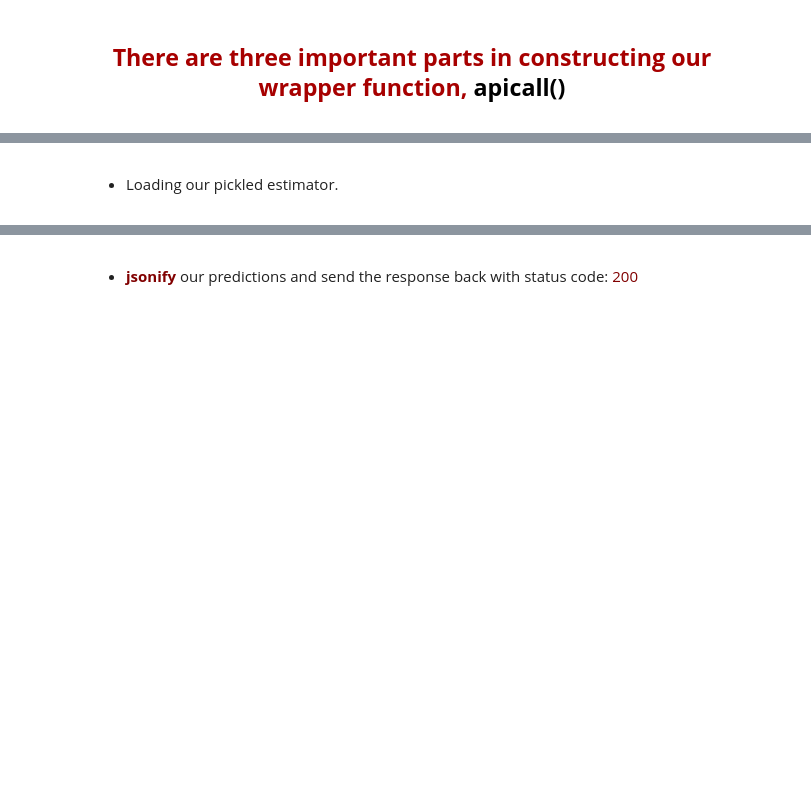
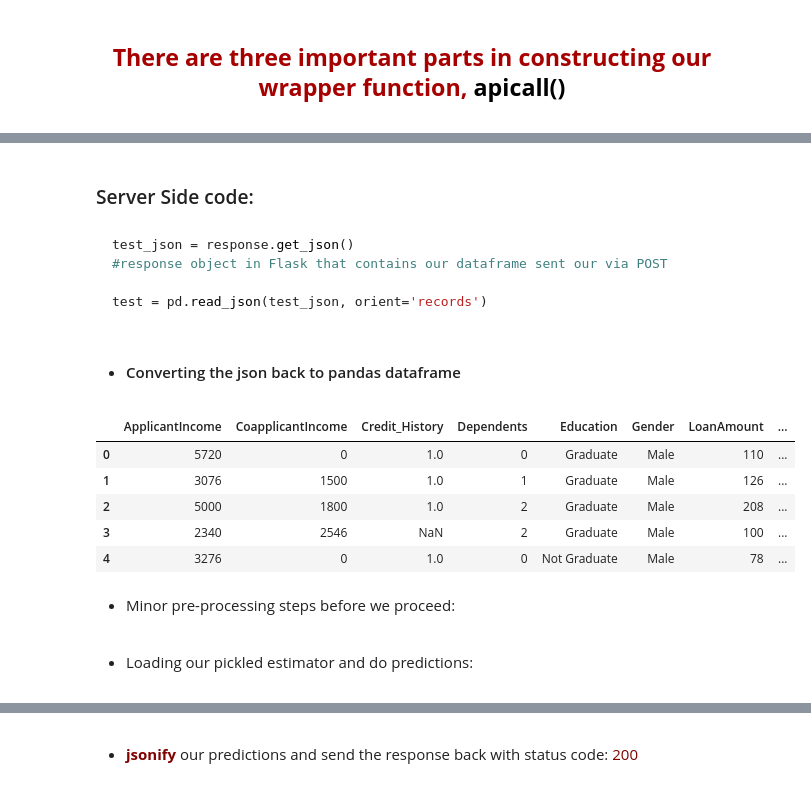
Before and after one commit to pratos/datahack2017-workshop-av, a Jupyter notebook: slides/datahack_code.ipynb, the cells around one changed output, grey strips where cells are left out. Cells and saved outputs as stored; diff of their text form; code cells hidden in the pictures; blank space fills up the shorter version.

````diff
--- a/slides/datahack_code.ipynb
+++ b/slides/datahack_code.ipynb
@@ -67,0 +264,4 @@
+# %%
+df = pd.read_csv('../working_api/test_data/test1.csv', encoding="utf-8-sig")
+df = df.head()
+print(df)
@@ -67,0 +291,2 @@
+# %%
+data = df.to_json(orient='records')
@@ -67,0 +305,2 @@
+# %% [markdown]
+### Server Side code:
@@ -67,0 +309,22 @@
+# %% [markdown]
+```python
+test_json = response.get_json()
+#response object in Flask that contains our dataframe sent our via POST
+
+test = pd.read_json(test_json, orient='records')
+```
+# %% [markdown]
+- #### Converting the json back to pandas dataframe
+# %%
+test = pd.read_json(data, orient='records')
+# %%
+test
+# %% [output]
+|  | ApplicantIncome | CoapplicantIncome | Credit_History | Dependents | Education | Gender | LoanAmount | ... |
+| 0 | 5720 | 0 | 1.0 | 0 | Graduate | Male | 110 | ... |
+| 1 | 3076 | 1500 | 1.0 | 1 | Graduate | Male | 126 | ... |
+| 2 | 5000 | 1800 | 1.0 | 2 | Graduate | Male | 208 | ... |
+| 3 | 2340 | 2546 | NaN | 2 | Graduate | Male | 100 | ... |
+| 4 | 3276 | 0 | 1.0 | 0 | Not Graduate | Male | 78 | ... |
+# %% [markdown]
+- Minor pre-processing steps before we proceed:
@@ -68,2 +337,2 @@
 # %% [markdown]
-- <p>Loading our pickled estimator.</p>
+- <p>Loading our pickled estimator and do predictions:</p>
````
Also changed, not shown: parts of 114 cells of this notebook, 5 other files.
